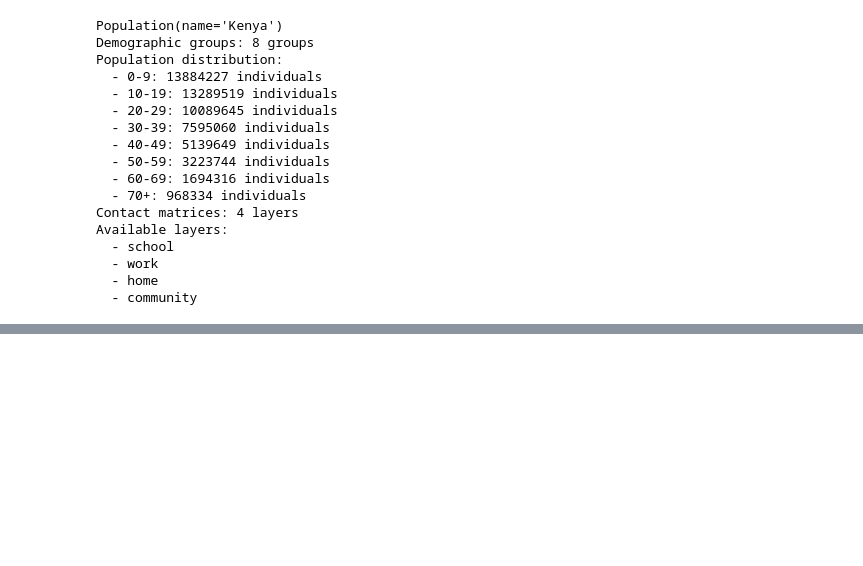
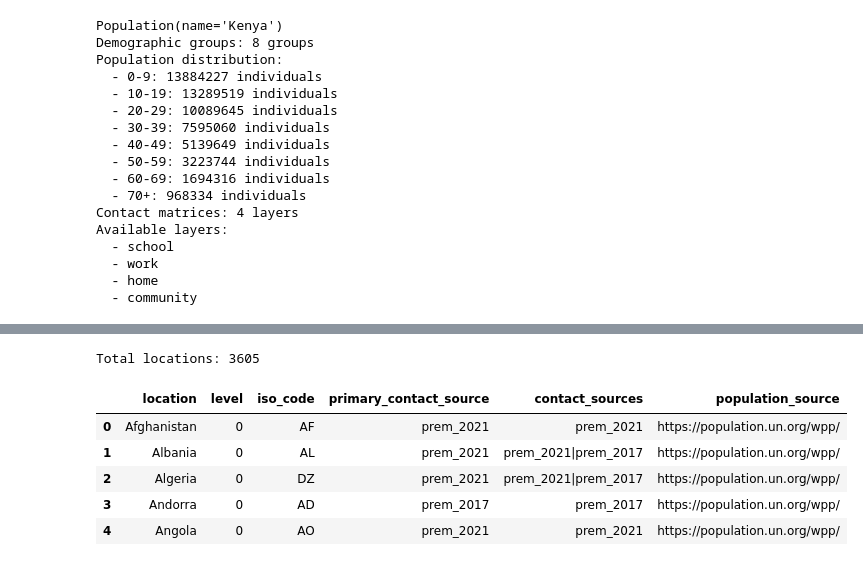
Before and after one commit to epistorm/epydemix, a Jupyter notebook: tutorials/02_Modeling_with_Population_Data.ipynb, the cells around one changed output, grey strips where cells are left out. Cells and saved outputs as stored; diff of their text form; code cells hidden in the pictures; blank space fills up the shorter version.

```diff
--- a/tutorials/02_Modeling_with_Population_Data.ipynb
+++ b/tutorials/02_Modeling_with_Population_Data.ipynb
@@ -187,0 +214,15 @@ Available layers:
+# %%
+from epydemix.population import get_available_locations
+
+# All locations (countries + states/provinces + US counties)
+all_locations = get_available_locations()
+print(f"Total locations: {len(all_locations)}")
+all_locations.head()
+# %% [output]
+Total locations: 3605
+|  | location | level | iso_code | primary_contact_source | contact_sources | population_source |
+| 0 | Afghanistan | 0 | AF | prem_2021 | prem_2021 | https://population.un.org/wpp/ |
+| 1 | Albania | 0 | AL | prem_2021 | prem_2021|prem_2017 | https://population.un.org/wpp/ |
+| 2 | Algeria | 0 | DZ | prem_2021 | prem_2021|prem_2017 | https://population.un.org/wpp/ |
+| 3 | Andorra | 0 | AD | prem_2017 | prem_2017 | https://population.un.org/wpp/ |
+| 4 | Angola | 0 | AO | prem_2021 | prem_2021 | https://population.un.org/wpp/ |
```
Also changed, not shown: parts of 3 cells of this notebook, 7 other files.
